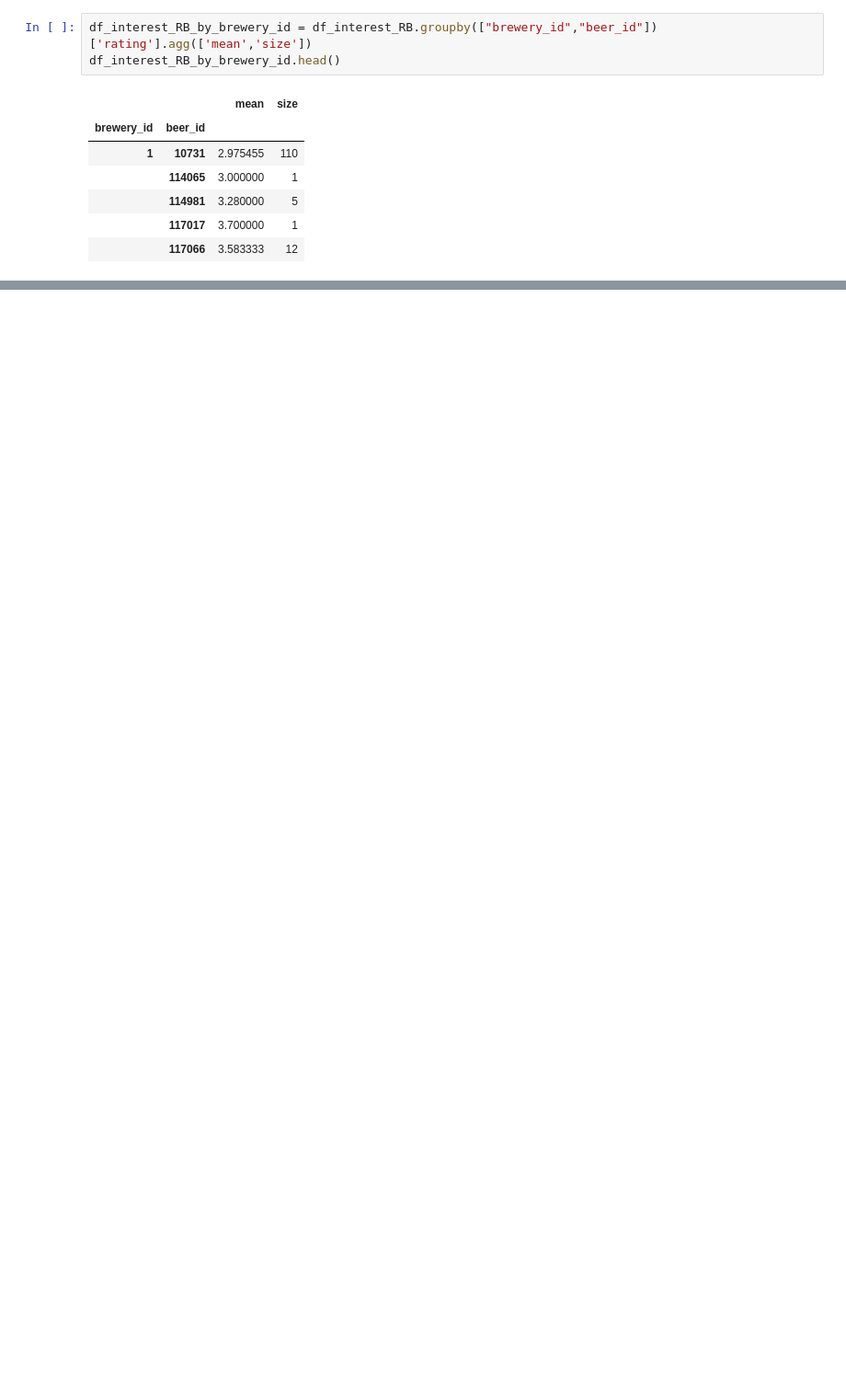
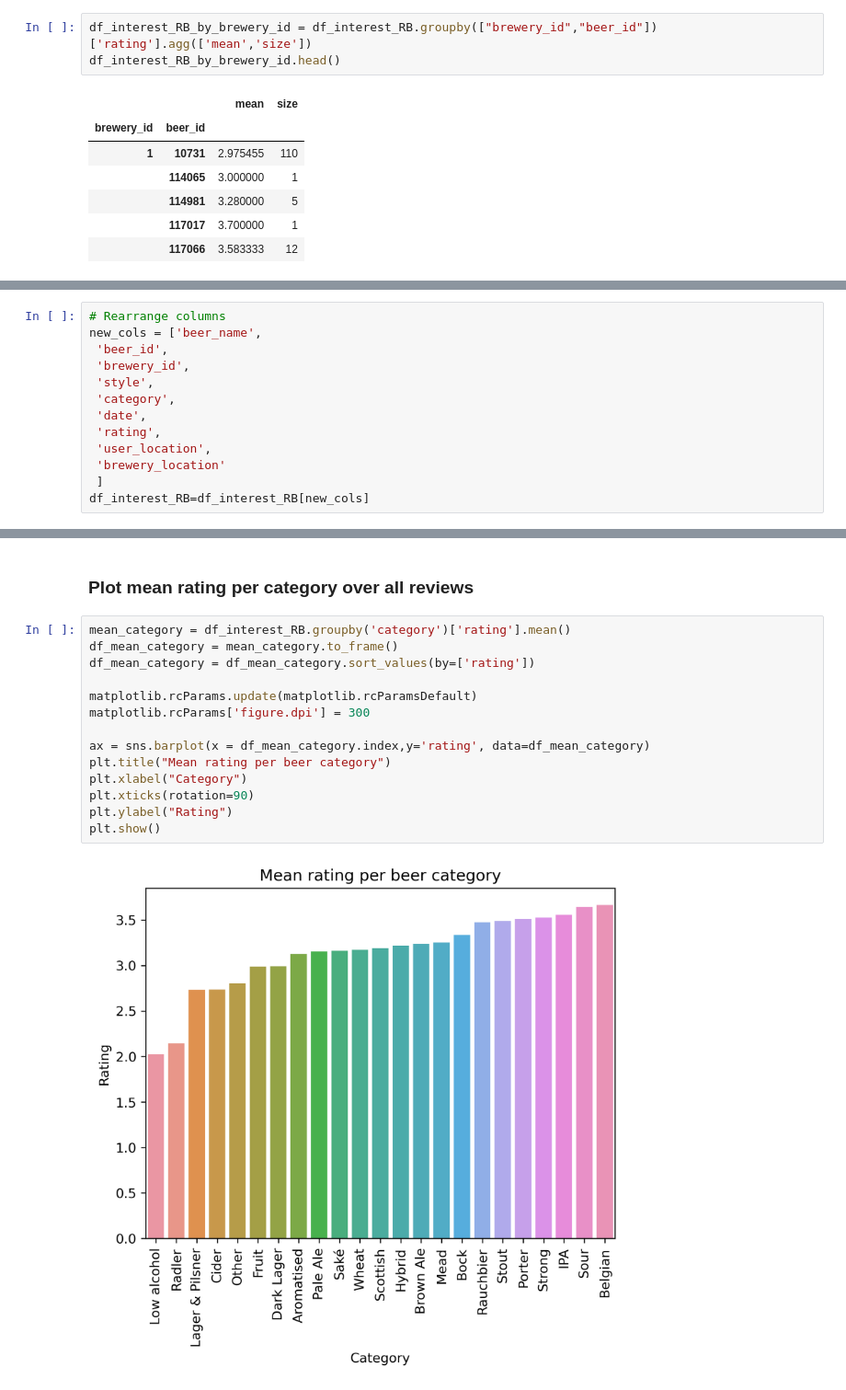
Before and after one commit to epfl-ada/ada-2022-project-sustainablepandas, a Jupyter notebook: project_beer_reviews.ipynb, the cells around one changed output, grey strips where cells are left out. Shown at 92% size. Drawn from its saved outputs; the diff is of its cells as text; blank space fills up the shorter version.

```diff
--- a/project_beer_reviews.ipynb
+++ b/project_beer_reviews.ipynb
@@ -260,0 +348,13 @@ df_interest_RB_by_brewery_id.head()
+# %%
+# Rearrange columns
+new_cols = ['beer_name',
+ 'beer_id',
+ 'brewery_id',
+ 'style',
+ 'category',
+ 'date',
+ 'rating',
+ 'user_location',
+ 'brewery_location'
+ ]
+df_interest_RB=df_interest_RB[new_cols]
@@ -260,0 +366,18 @@ df_interest_RB_by_brewery_id.head()
+# %% [markdown]
+### Plot mean rating per category over all reviews
+# %%
+mean_category = df_interest_RB.groupby('category')['rating'].mean()
+df_mean_category = mean_category.to_frame()
+df_mean_category = df_mean_category.sort_values(by=['rating'])
+
+matplotlib.rcParams.update(matplotlib.rcParamsDefault)
+matplotlib.rcParams['figure.dpi'] = 300
+
+ax = sns.barplot(x = df_mean_category.index,y='rating', data=df_mean_category)
+plt.title("Mean rating per beer category")
+plt.xlabel("Category")
+plt.xticks(rotation=90)
+plt.ylabel("Rating")
+plt.show()
+# %% [output]
+[figure, added]
```
Also changed, not shown: parts of 12 cells of this notebook.
